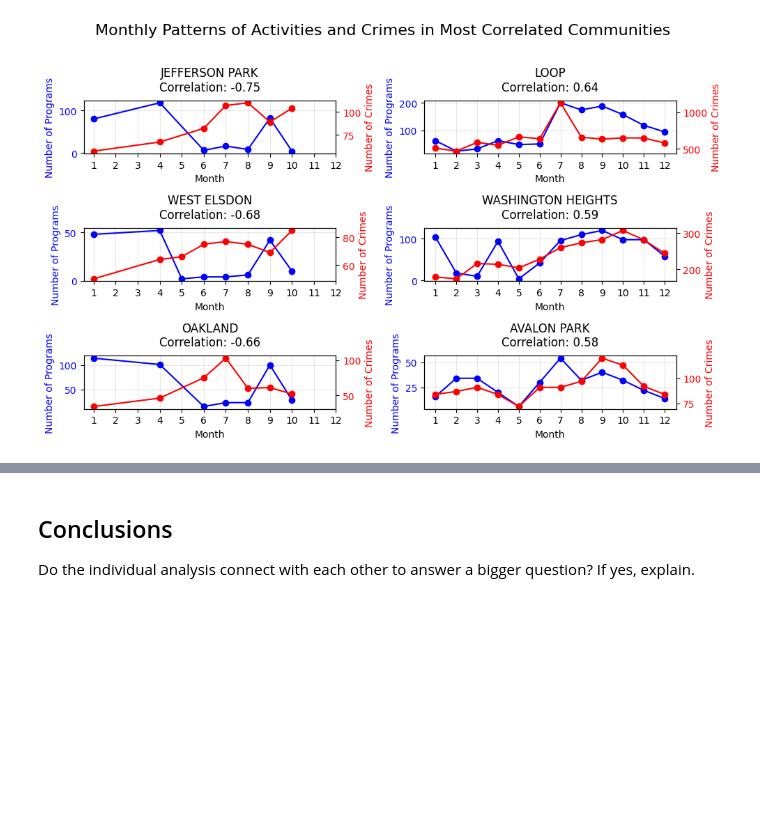
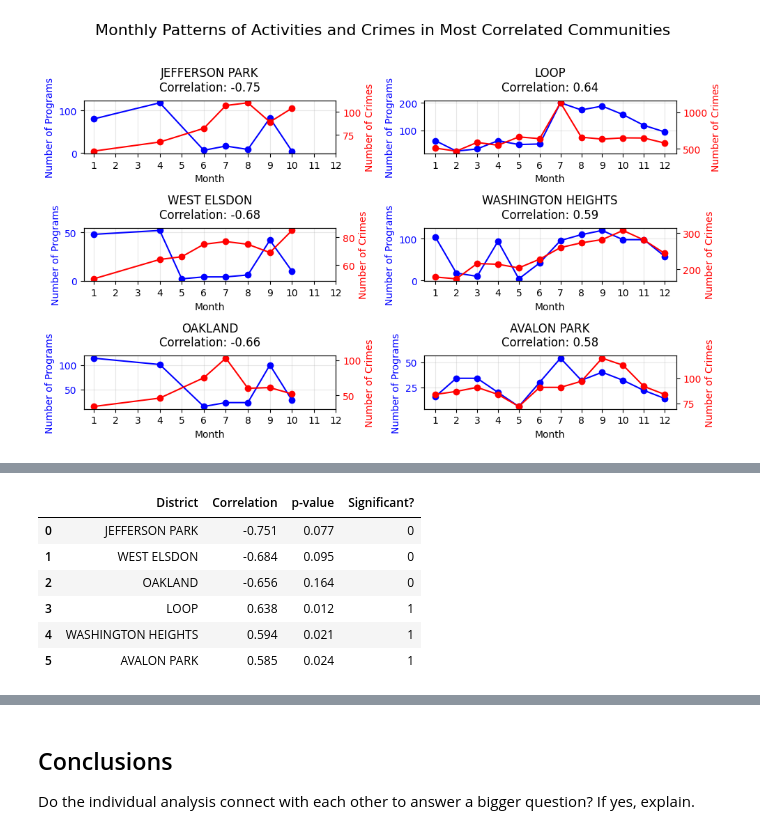
Before and after one commit to haydensterling05/STAT_303-1_Final_Project, a Jupyter notebook: Project Report Template.ipynb, the cells around one changed output, grey strips where cells are left out. Drawn from its saved outputs; the diff is of its cells as text; code cells hidden in the pictures; blank space fills up the shorter version.

```diff
--- a/Project Report Template.ipynb
+++ b/Project Report Template.ipynb
@@ -324,59 +398,53 @@ This test helps us determine whether the observed correlations in these communit
 # %%
+# !echo false
 import scipy
+import pandas as pd
+import numpy as np
+
+# get the global mean
 global_mean_corr = community_correlations.mean()
+
 def fisher_z(r):
-    return 0.5 * np.log((1 + r) / (1 - r))
+  return 0.5 * np.log((1 + r) / (1 - r))
 
 def fisher_z_test(r1, r2, n1, n2):
-    z1 = fisher_z(r1)
-    z2 = fisher_z(r2)
+  z1 = fisher_z(r1)
+  z2 = fisher_z(r2)
+  se = np.sqrt(1/(n1-3) + 1/(n2-3))
+  z_stat = (z1 - z2) / se
+  # calculate two-tailed p-value using normal distribution
+  p_value = 2 * (1 - scipy.stats.norm.cdf(abs(z_stat)))
+  return p_value
 
-    # Calculate standard error
-    se = np.sqrt(1/(n1-3) + 1/(n2-3))
-
-    # Calculate z-statistic
-    z_stat = (z1 - z2) / se
-
-    # Calculate two-tailed p-value
-    p_value = 2 * (1 - scipy.stats.norm.cdf(abs(z_stat)))
-
-    return p_value
-
-# Perform tests for each district
-districts_to_test = ['JEFFERSON PARK', 'WEST ELSDON', 'OAKLAND',
-                    'LOOP', 'WASHINGTON HEIGHTS', 'AVALON PARK']
+# select specific districts for analysis
+districts_to_test = [
+    'JEFFERSON PARK', 'WEST ELSDON', 'OAKLAND',
+    'LOOP', 'WASHINGTON HEIGHTS', 'AVALON PARK'
+]
 
 print(f"Global Mean Correlation: {global_mean_corr:.3f}\n")
+
+results = []
+for district in districts_to_test:
+  district_data = merged_df[merged_df['community'] == district]
+  district_corr = district_data['program_count'].corr(district_data['crime_count'])
+  n_district = len(district_data)
+  n_global = len(merged_df)
+  # perform statistical test comparing district to global
+  p_value = fisher_z_test(district_corr, global_mean_corr, n_district, n_global)
+  significant = 1 if p_value < 0.05 else 0
+
+  results.append({
+      'District': district,
+      'Correlation': f"{district_corr:.3f}",
+      'p-value': f"{p_value:.3f}",
+      'Significant?': significant
+  })
+
+# convert results to DataFrame
+results_df = pd.DataFrame(results)
 print("Hypothesis Test Results:")
-print("-" * 80)
-print(f"{'District':<20} {'Correlation':>12} {'p-value':>12} {'Significant?':>15}")
-print("-" * 80)
-
-for district in districts_to_test:
-    district_data = merged_df[merged_df['community'] == district]
-
-    # Calculate district correlation
-    district_corr = district_data['program_count'].corr(district_data['crime_count'])
-
-    # Get sample sizes
-    n_district = len(district_data)
-    n_global = len(merged_df)
-
-    # Calculate p-value using Fisher z-transformation
-    p_value = fisher_z_test(district_corr, global_mean_corr, n_district, n_global)
-
-    # Determine if result is significant at α = 0.05
-    significant = "Yes" if p_value < 0.05 else "No"
-
-    # Print results
-    print(f"{district:<20} {district_corr:>12.3f} {p_value:>12.3f} {significant:>15}")
-
-print("-" * 80)
-print("\nNotes:")
-print("* Tests performed using Fisher's z-transformation")
-print("* Significance level (α) = 0.05")
-print("* H₀: District correlation = Global mean correlation")
-print("* H₁: District correlation ≠ Global mean correlation")
+display(results_df)
 # %% [output]
 Global Mean Correlation: -0.088
 
@@ -400 +452,8 @@ Notes:
+|  | District | Correlation | p-value | Significant? |
+| 0 | JEFFERSON PARK | -0.751 | 0.077 | 0 |
+| 1 | WEST ELSDON | -0.684 | 0.095 | 0 |
+| 2 | OAKLAND | -0.656 | 0.164 | 0 |
+| 3 | LOOP | 0.638 | 0.012 | 1 |
+| 4 | WASHINGTON HEIGHTS | 0.594 | 0.021 | 1 |
+| 5 | AVALON PARK | 0.585 | 0.024 | 1 |
 # %%
```
Also changed, not shown: parts of 15 cells of this notebook, 2 other files.
